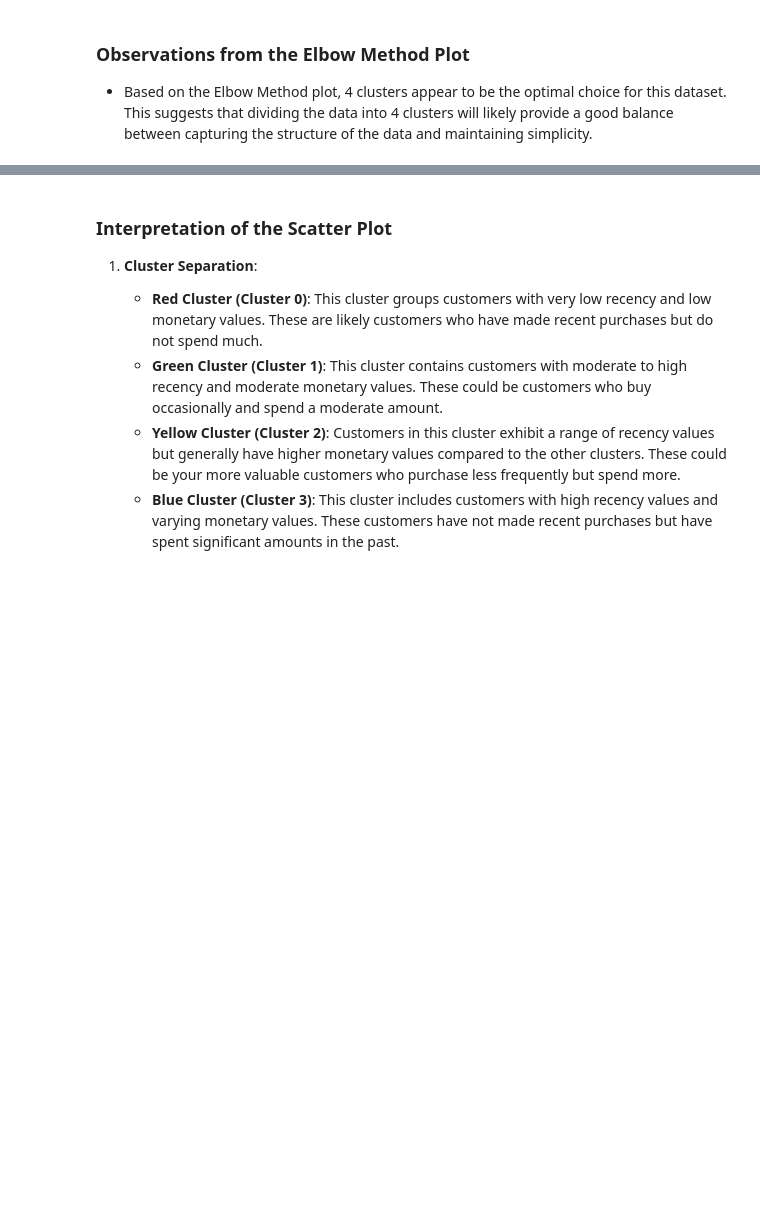
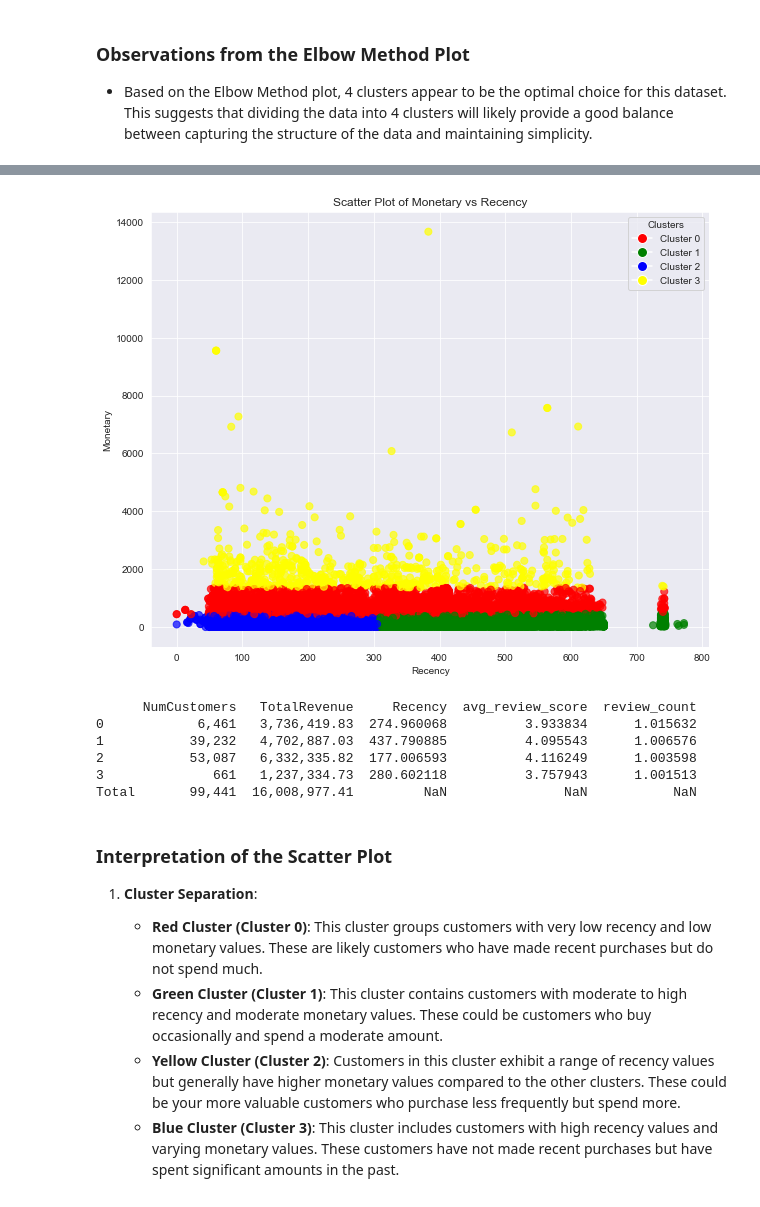
Before and after one commit to preudh/OC_IA_P5_Segment_e_commerce_site_customers, a Jupyter notebook: notebooks/Preudhomme_Patrice_3_notebook_essais_082024.ipynb, the cells around one changed output, grey strips where cells are left out. Drawn from its saved outputs; the diff is of its cells as text; code cells hidden in the pictures; blank space fills up the shorter version.

```diff
--- a/notebooks/Preudhomme_Patrice_3_notebook_essais_082024.ipynb
+++ b/notebooks/Preudhomme_Patrice_3_notebook_essais_082024.ipynb
@@ -487,3 +350,76 @@ Verification: Match
+# %%
+from matplotlib import pyplot as plt
+import seaborn as sns
+import pandas as pd
+
+# Assuming the 'Cluster' column is already created by KMeans clustering
+
+plt.figure(figsize=(10, 8))
+
+# Define a color palette for clusters with fixed colors
+Colors = {0: "red", 1: "green", 2: "blue", 3: "yellow"}
+
+# Map cluster labels to colors
+df_final_rfm['Color'] = df_final_rfm['Cluster'].map(Colors)
+
+# Create scatter plot for Monetary vs Recency
+scatter = plt.scatter(
+    x=df_final_rfm['Recency'],
+    y=df_final_rfm['Monetary'],
+    c=df_final_rfm['Color'],
+    s=50,
+    alpha=0.7
+)
+
+# Add titles and labels
+plt.title('Scatter Plot of Monetary vs Recency')
+plt.xlabel('Recency')
+plt.ylabel('Monetary')
+
+# Create a legend
+handles = [plt.Line2D([0], [0], marker='o', color='w', markerfacecolor=Colors[i], markersize=10, label=f'Cluster {i}') for i in Colors]
+plt.legend(handles=handles, title="Clusters")
+
+plt.show()
+
+# Validate clusters with business metrics
+cluster_summary = df_final_rfm.groupby('Cluster').agg({
+    'customer_unique_id': 'count',
+    'total_payment_value': 'sum',
+    'Recency': 'mean',
+    'avg_review_score': 'mean',
+    'review_count': 'mean'
+}).rename(columns={'customer_unique_id': 'NumCustomers', 'total_payment_value': 'TotalRevenue'})
+
+# Calculate totals for 'NumCustomers' and 'TotalRevenue'
+total_customers = cluster_summary['NumCustomers'].sum()
+total_revenue = cluster_summary['TotalRevenue'].sum()
+
+# Append totals to the summary dataframe
+totals = pd.DataFrame({
+    'NumCustomers': [total_customers],
+    'TotalRevenue': [total_revenue],
+    'Recency': [None],
+    'avg_review_score': [None],
+    'review_count': [None]
+}, index=['Total'])
+
+cluster_summary = pd.concat([cluster_summary, totals])
+
+# Format numbers with thousand separators
+cluster_summary['NumCustomers'] = cluster_summary['NumCustomers'].apply(lambda x: f'{x:,.0f}' if pd.notnull(x) else '')
+cluster_summary['TotalRevenue'] = cluster_summary['TotalRevenue'].apply(lambda x: f'{x:,.2f}' if pd.notnull(x) else '')
+
+# Print the updated cluster summary
+print(cluster_summary)
+# %% [output]
+[figure, added]
+      NumCustomers   TotalRevenue     Recency  avg_review_score  review_count
+0            6,461   3,736,419.83  274.960068          3.933834      1.015632
+1           39,232   4,702,887.03  437.790885          4.095543      1.006576
+2           53,087   6,332,335.82  177.006593          4.116249      1.003598
+3              661   1,237,334.73  280.602118          3.757943      1.001513
+Total       99,441  16,008,977.41         NaN               NaN           NaN
 # %% [markdown]
 ### Interpretation of the Scatter Plot
 
```
Also changed, not shown: parts of 15 cells of this notebook, 2 other files.
